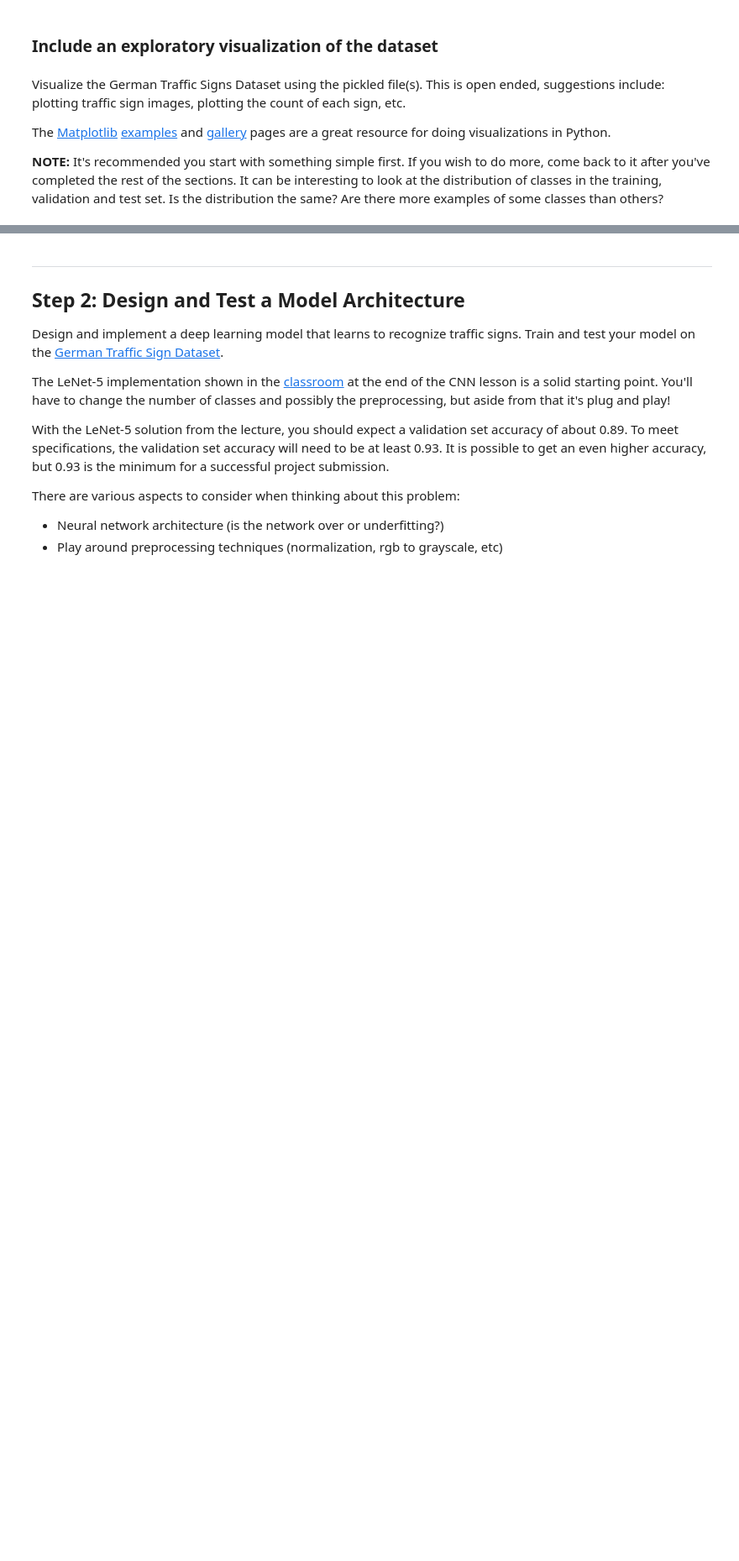
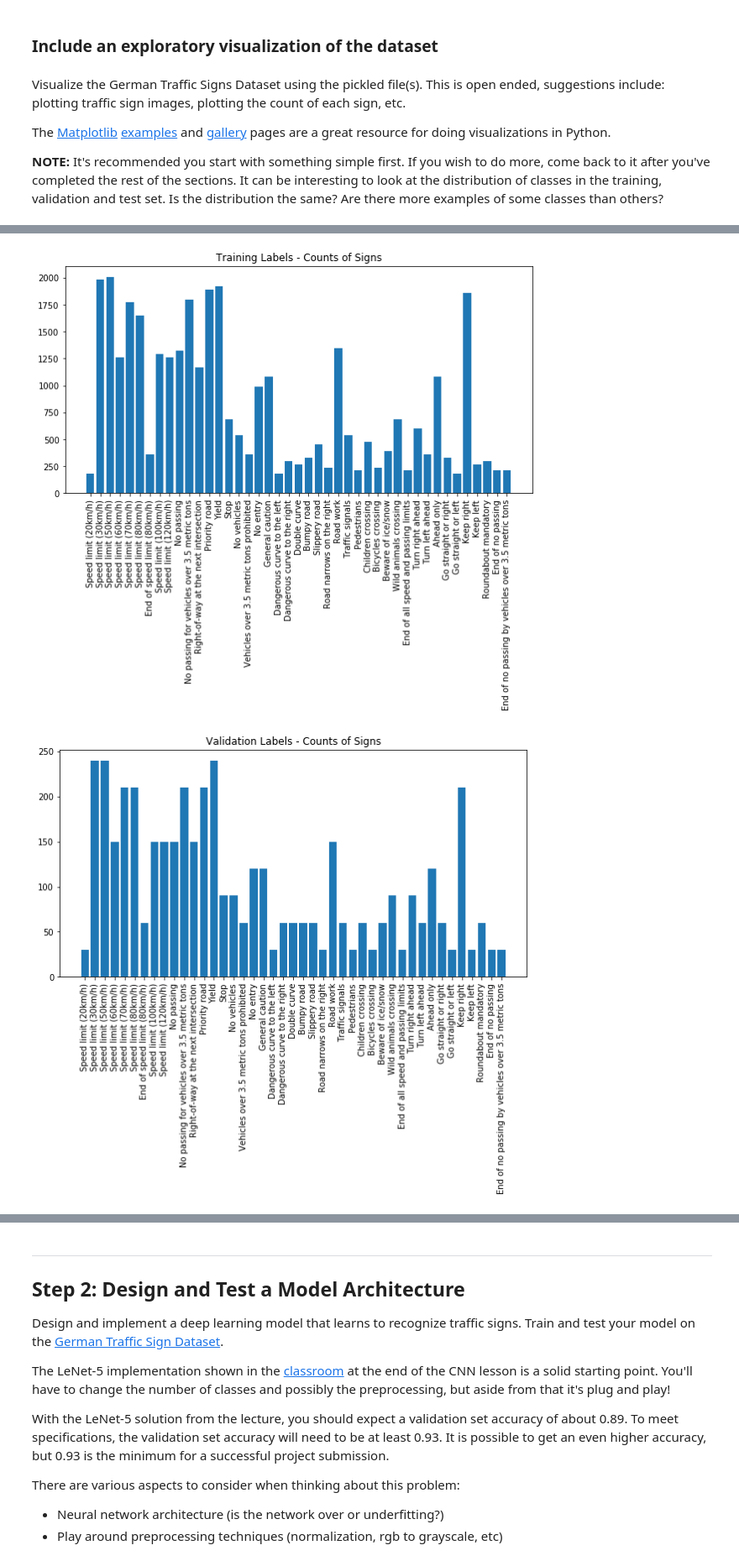
Before and after one commit to itprov/CarND-Traffic-Sign-Classifier-Project, a Jupyter notebook: Traffic_Sign_Classifier.ipynb, the cells around one changed output, grey strips where cells are left out. Shown: that part at 84% size. Cells and saved outputs as stored; diff of their text form; code cells hidden in the pictures; blank space fills up the shorter version.

```diff
--- a/Traffic_Sign_Classifier.ipynb
+++ b/Traffic_Sign_Classifier.ipynb
@@ -106,0 +105,22 @@ import matplotlib.pyplot as plt
+# %%
+# Counts of each sign in training, validation, test data sets
+def plot_columns_label_counts(labels, dataset_name):
+    """
+    Plots counts of each sign as a column chart.
+
+    `labels` is the array of labels
+    `dataset_name` is the text name of the dataset, to be used in the plot title.
+    """
+    unique, counts = np.unique(labels, return_counts=True)
+    plt.figure(figsize=(10, 5))
+    plt.bar(unique, counts)
+    plt.xticks(unique, signs['SignName'], rotation='vertical')
+    plt.title(dataset_name + ' Labels - Counts of Signs')
+    plt.show()
+
+plot_columns_label_counts(y_train, 'Training')
+plot_columns_label_counts(y_valid, 'Validation')
+plot_columns_label_counts(y_test, 'Test')
+# %% [output]
+[figure, added]
+[figure, added]
```
Also changed, not shown: parts of 4 cells of this notebook.
